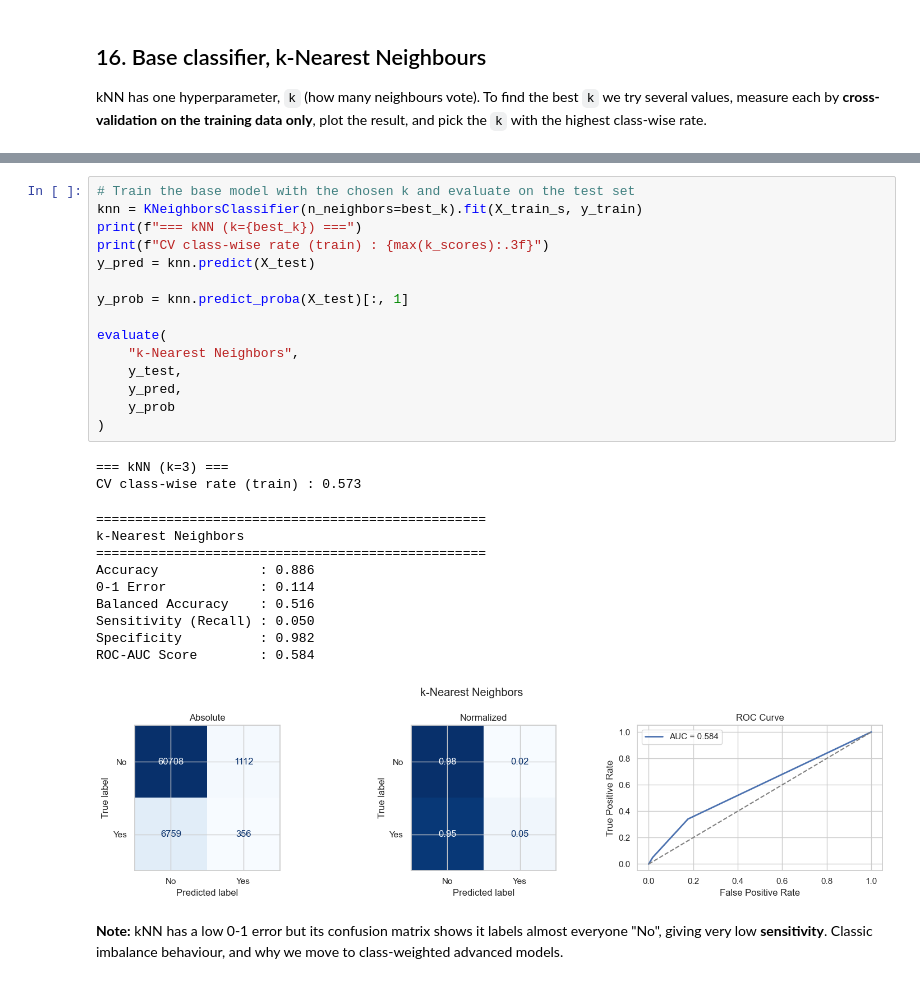
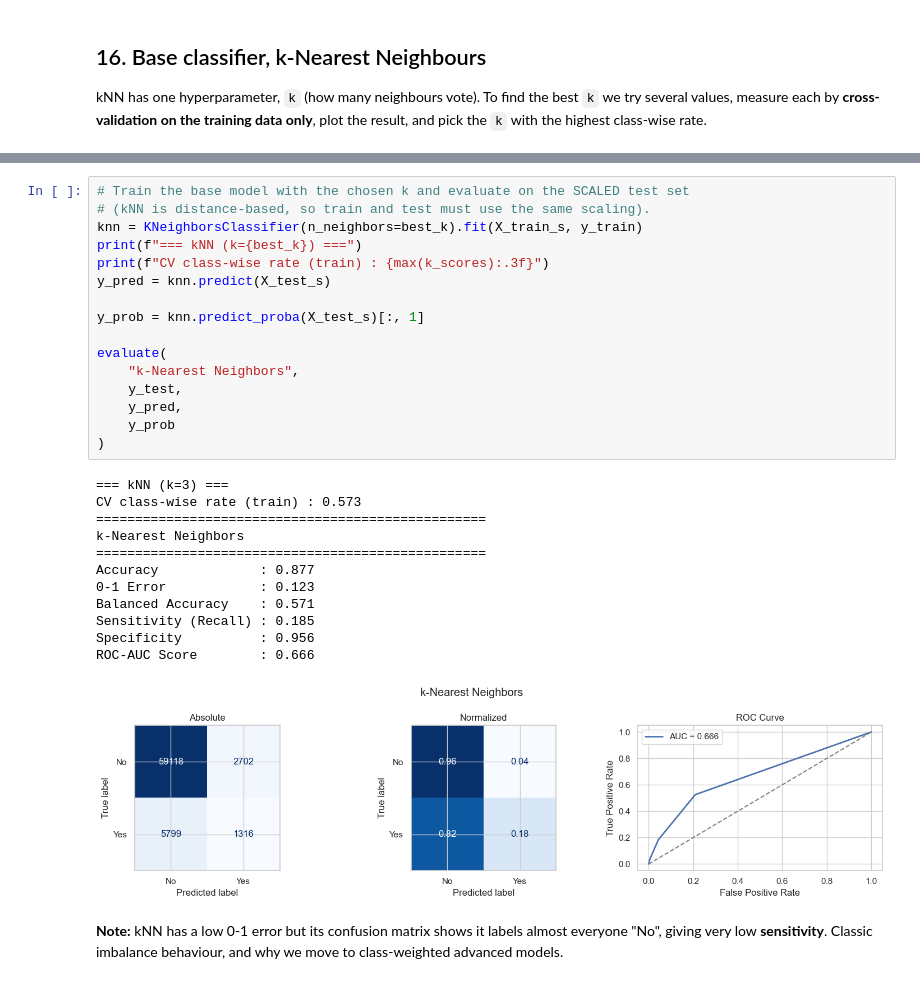
Before and after one commit to kumar-narender/Machine_learning, a Jupyter notebook: heart_disease_project.ipynb, the cells around one changed output, grey strips where cells are left out. Cells and saved outputs as stored; diff of their text form.

```diff
--- a/heart_disease_project.ipynb
+++ b/heart_disease_project.ipynb
@@ -600,33 +600,34 @@ k=45: CV class-wise rate = 0.5334
 [figure]
 Chosen best k: 3
 # %%
-# Train the base model with the chosen k and evaluate on the test set
+# Train the base model with the chosen k and evaluate on the SCALED test set
+# (kNN is distance-based, so train and test must use the same scaling).
 knn = KNeighborsClassifier(n_neighbors=best_k).fit(X_train_s, y_train)
 print(f"=== kNN (k={best_k}) ===")
 print(f"CV class-wise rate (train) : {max(k_scores):.3f}")
-y_pred = knn.predict(X_test)
+y_pred = knn.predict(X_test_s)
 
-y_prob = knn.predict_proba(X_test)[:, 1]
+y_prob = knn.predict_proba(X_test_s)[:, 1]
 
 evaluate(
     "k-Nearest Neighbors",
     y_test,
     y_pred,
     y_prob
 )
 # %% [output]
 === kNN (k=3) ===
 CV class-wise rate (train) : 0.573
+==================================================
+k-Nearest Neighbors
+==================================================
+Accuracy             : 0.877
+0-1 Error            : 0.123
+Balanced Accuracy    : 0.571
+Sensitivity (Recall) : 0.185
+Specificity          : 0.956
+ROC-AUC Score        : 0.666
-==================================================
-k-Nearest Neighbors
-==================================================
-Accuracy             : 0.886
-0-1 Error            : 0.114
-Balanced Accuracy    : 0.516
-Sensitivity (Recall) : 0.050
-Specificity          : 0.982
-ROC-AUC Score        : 0.584
-[figure, old version]
+[figure, new version]
 # %% [markdown]
 **Note:** kNN has a low 0-1 error but its confusion matrix shows it labels almost everyone
 "No", giving very low **sensitivity**. Classic imbalance behaviour, and why we move to
```
Also changed, not shown: parts of 14 cells of this notebook, 1 other file.
